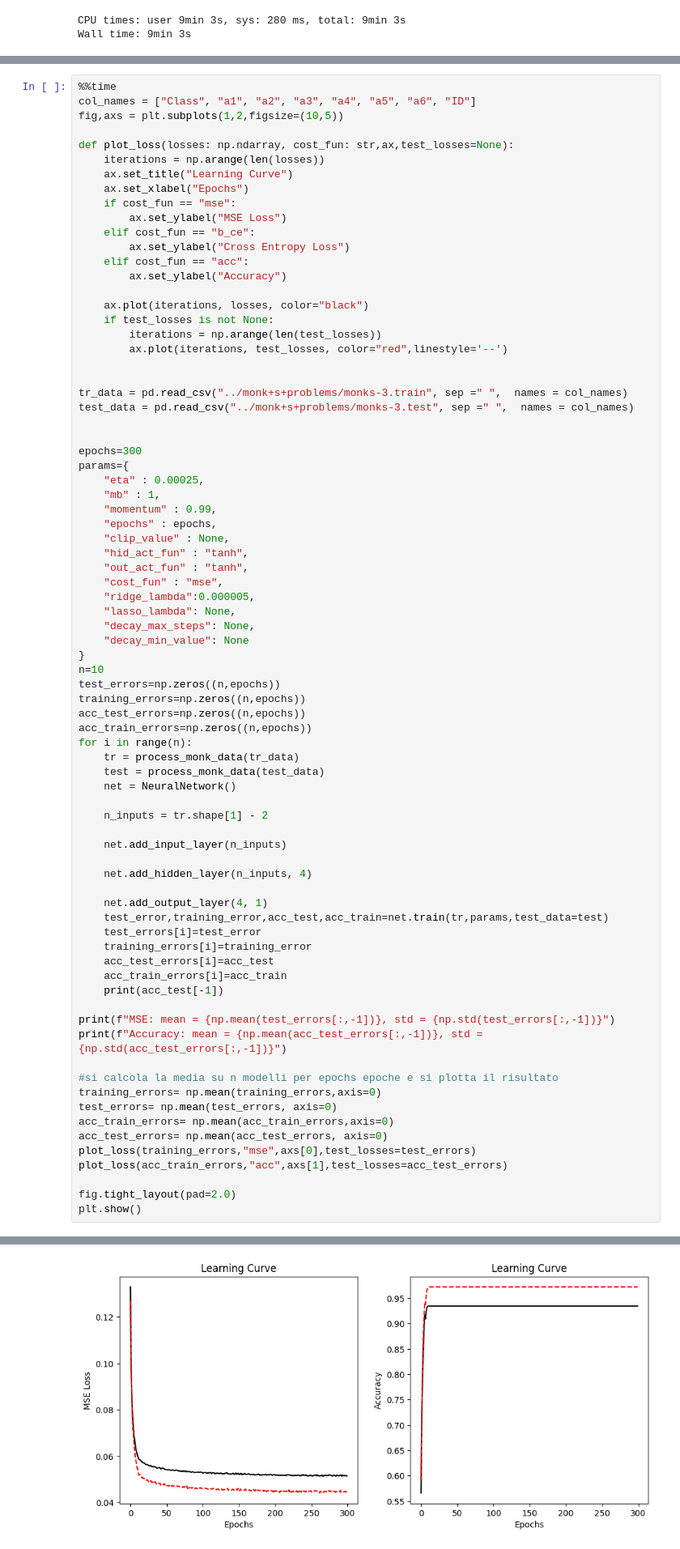
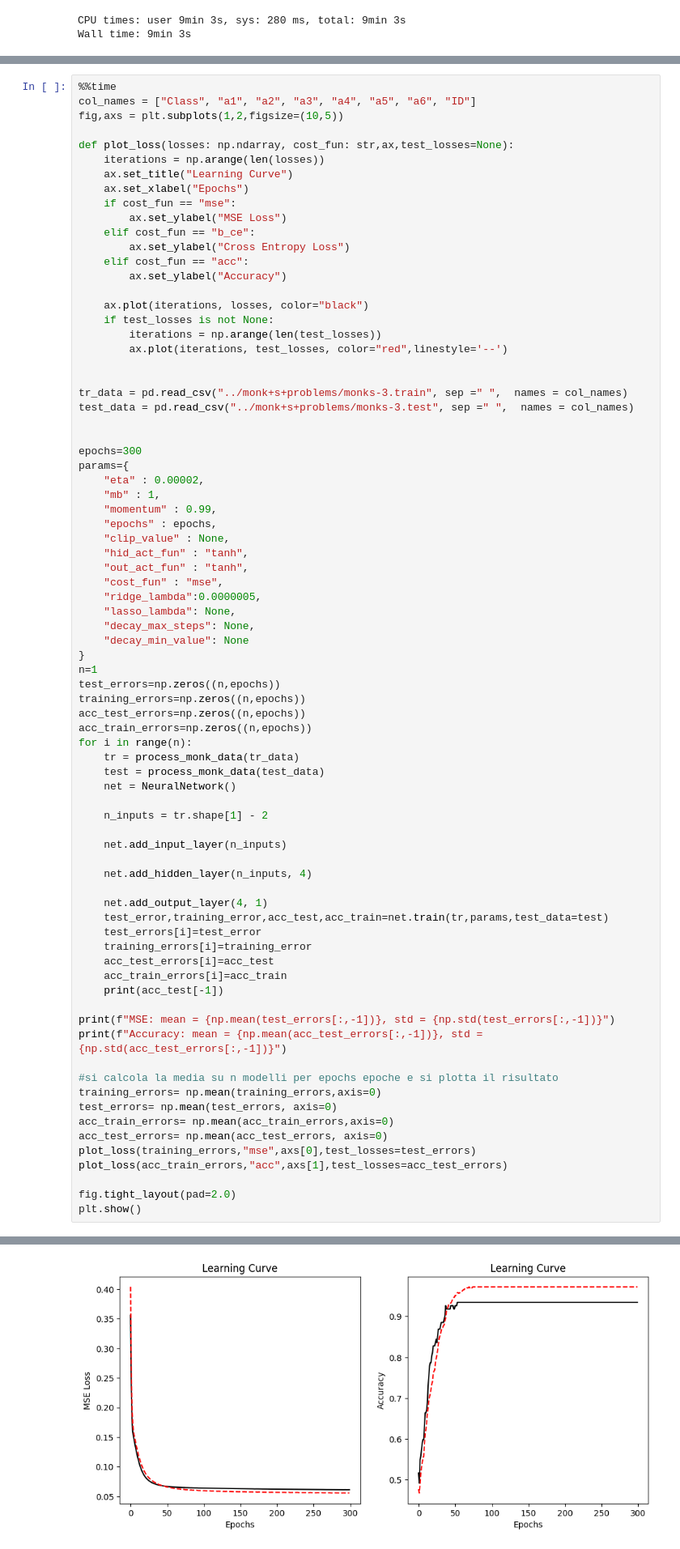
Before and after one commit to Nsivaa/ML, a Jupyter notebook: project/MONK_notebook.ipynb, the cells around one changed output, grey strips where cells are left out. Shown at 81% size. Cells and saved outputs as stored; diff of their text form.

```diff
--- a/project/MONK_notebook.ipynb
+++ b/project/MONK_notebook.ipynb
@@ -374,7 +376,7 @@ test_data = pd.read_csv("../monk+s+problems/monks-3.test", sep =" ",  names = co
 
 epochs=300
 params={
-    "eta" : 0.00025,
+    "eta" : 0.00002,
     "mb" : 1,
     "momentum" : 0.99,
     "epochs" : epochs,
@@ -382,12 +384,12 @@ params={
     "hid_act_fun" : "tanh",
     "out_act_fun" : "tanh",
     "cost_fun" : "mse",
-    "ridge_lambda":0.000005,
+    "ridge_lambda":0.0000005,
     "lasso_lambda": None,
     "decay_max_steps": None,
     "decay_min_value": None
 }
-n=10
+n=1
 test_errors=np.zeros((n,epochs))
 training_errors=np.zeros((n,epochs))
 acc_test_errors=np.zeros((n,epochs))
@@ -445 +434 @@ Accuracy: mean = 0.9722222222222221, std = 1.1102230246251565e-16
-[figure, old version]
+[figure, new version]
```
Also changed, not shown: parts of 2 cells of this notebook.
